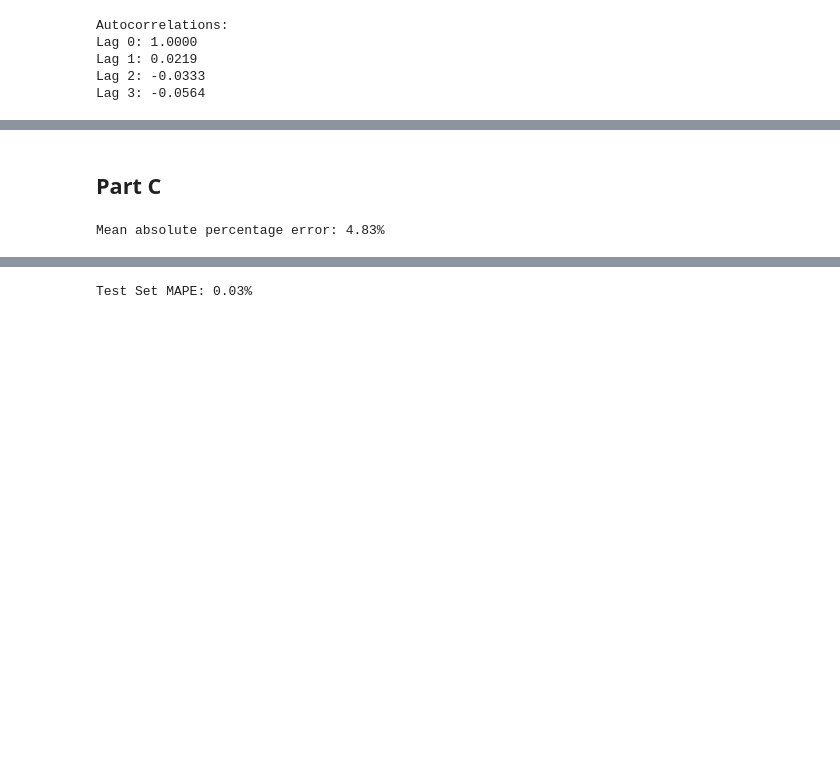
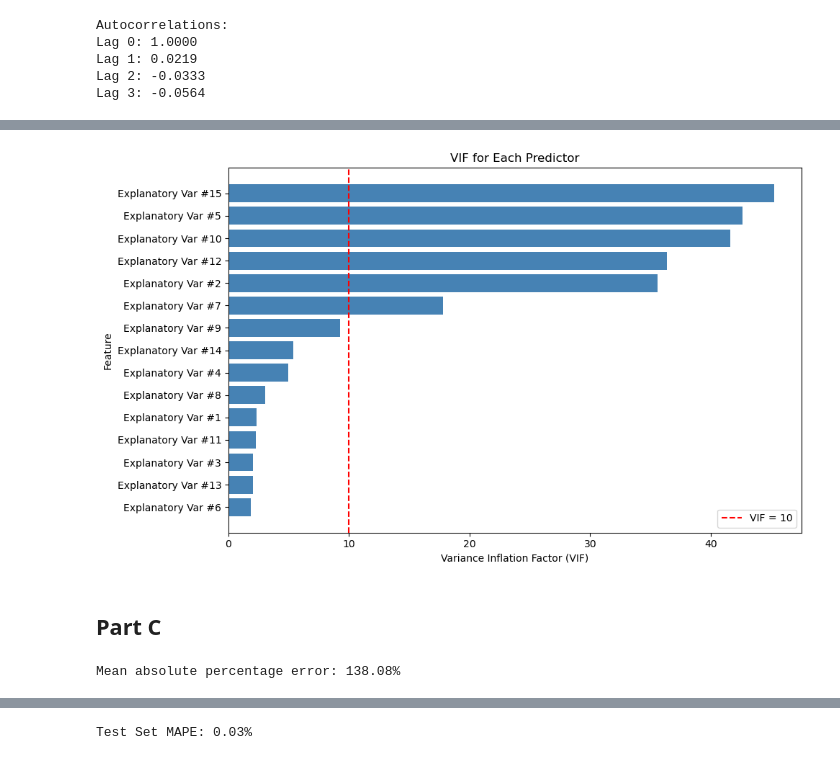
Before and after one commit to lucas-ben/mba-business-analytics, a Jupyter notebook: courses/predictive-modelling/assignment_one.ipynb, the cells around one changed output, grey strips where cells are left out. Drawn from its saved outputs; the diff is of its cells as text; code cells hidden in the pictures; blank space fills up the shorter version.

```diff
--- a/courses/predictive-modelling/assignment_one.ipynb
+++ b/courses/predictive-modelling/assignment_one.ipynb
@@ -175,3 +192,11 @@ Notes:
 [1] Standard Errors assume that the covariance matrix of the errors is correctly specified.
 [2] The condition number is large, 2.55e+03. This might indicate that there are
 strong multicollinearity or other numerical problems.
+# %%
+# calculating VIF for each predictor
+X = X.drop('const', axis=1) # dropping intercept
+vif_data = pd.DataFrame()
+vif_data["Feature"] = X.columns
+vif_data["VIF"] = [variance_inflation_factor(X.values, i)
+                   for i in range(len(X.columns))]
+print(vif_data.sort_values('VIF', ascending=False))
@@ -178,3 +220,18 @@ strong multicollinearity or other numerical problems.
+# %%
+vif_data_sorted = vif_data.sort_values('VIF', ascending=True)
+
+plt.figure(figsize=(10, 6))
+plt.barh(vif_data_sorted['Feature'], vif_data_sorted['VIF'], color='steelblue')
+plt.axvline(x=10, color='red', linestyle='--', label='VIF = 10')
+
+plt.xlabel('Variance Inflation Factor (VIF)')
+plt.ylabel('Feature')
+plt.title('VIF for Each Predictor')
+plt.legend()
+plt.tight_layout()
+plt.show()
+# %% [output]
+[figure, added]
 # %% [markdown]
 ## **Part C**
 # %%
@@ -182,17 +240,20 @@ X_train, X_test, y_train, y_test = train_test_split(
     X, y, test_size=0.5, random_state=42
 )
 # %%
-lasso = Lasso(alpha=1.0,
-              fit_intercept=False,
-              max_iter=5000)
-
+lasso = make_pipeline(
+        StandardScaler(),
+        Lasso(
+            alpha=1.0,
+            fit_intercept=False,
+            max_iter=5000
+        ))
 lasso.fit(X_train, y_train)
 
 predictions = lasso.predict(X_test)
 mape = mean_absolute_percentage_error(y_test, predictions) * 100
 print(f"Mean absolute percentage error: {mape:.2f}%")
 # %% [output]
-Mean absolute percentage error: 4.83%
+Mean absolute percentage error: 138.08%
 # %%
 mape_scorer = make_scorer(mean_absolute_percentage_error, greater_is_better=False)
 
```
Also changed, not shown: parts of 13 cells of this notebook.
